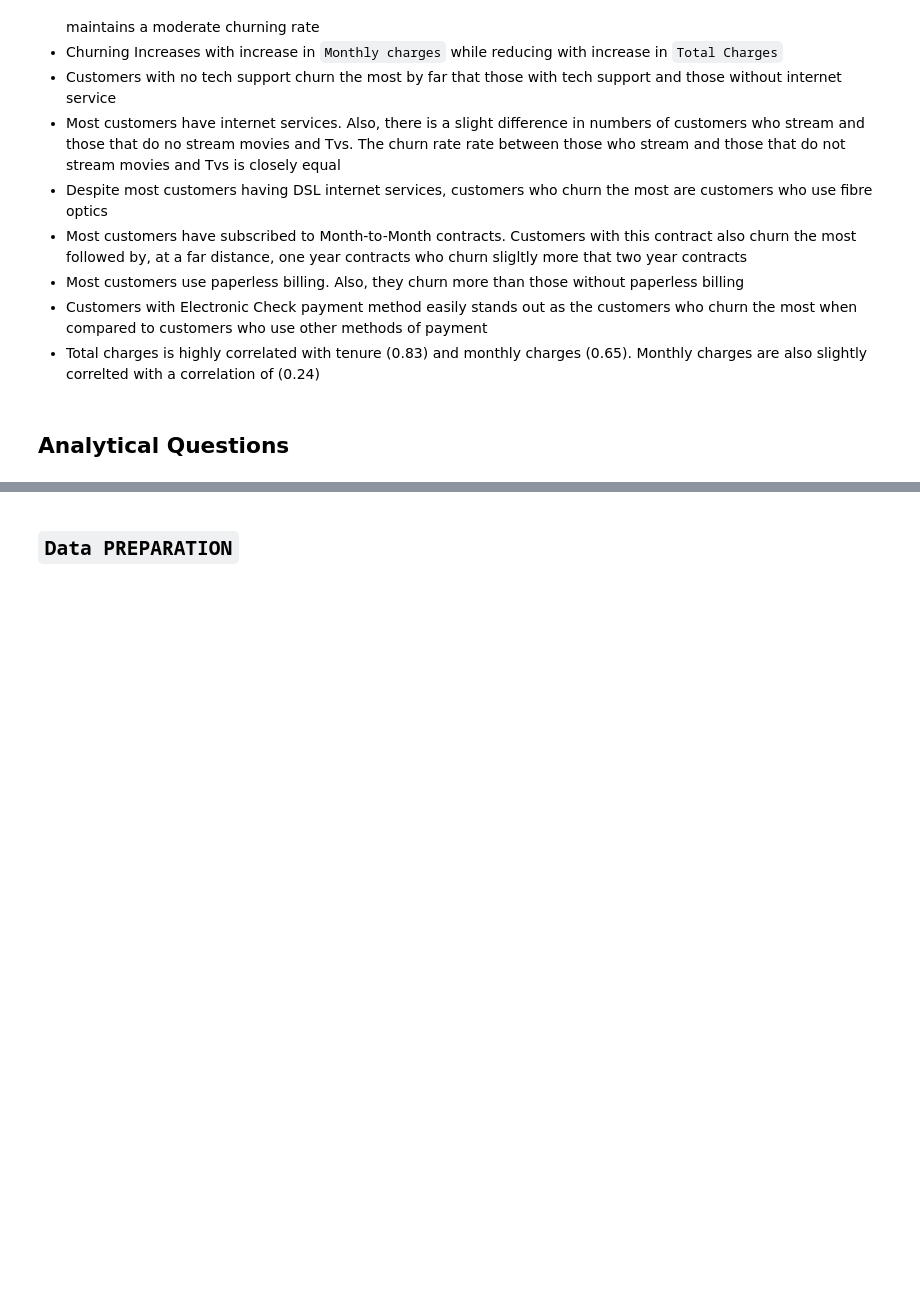
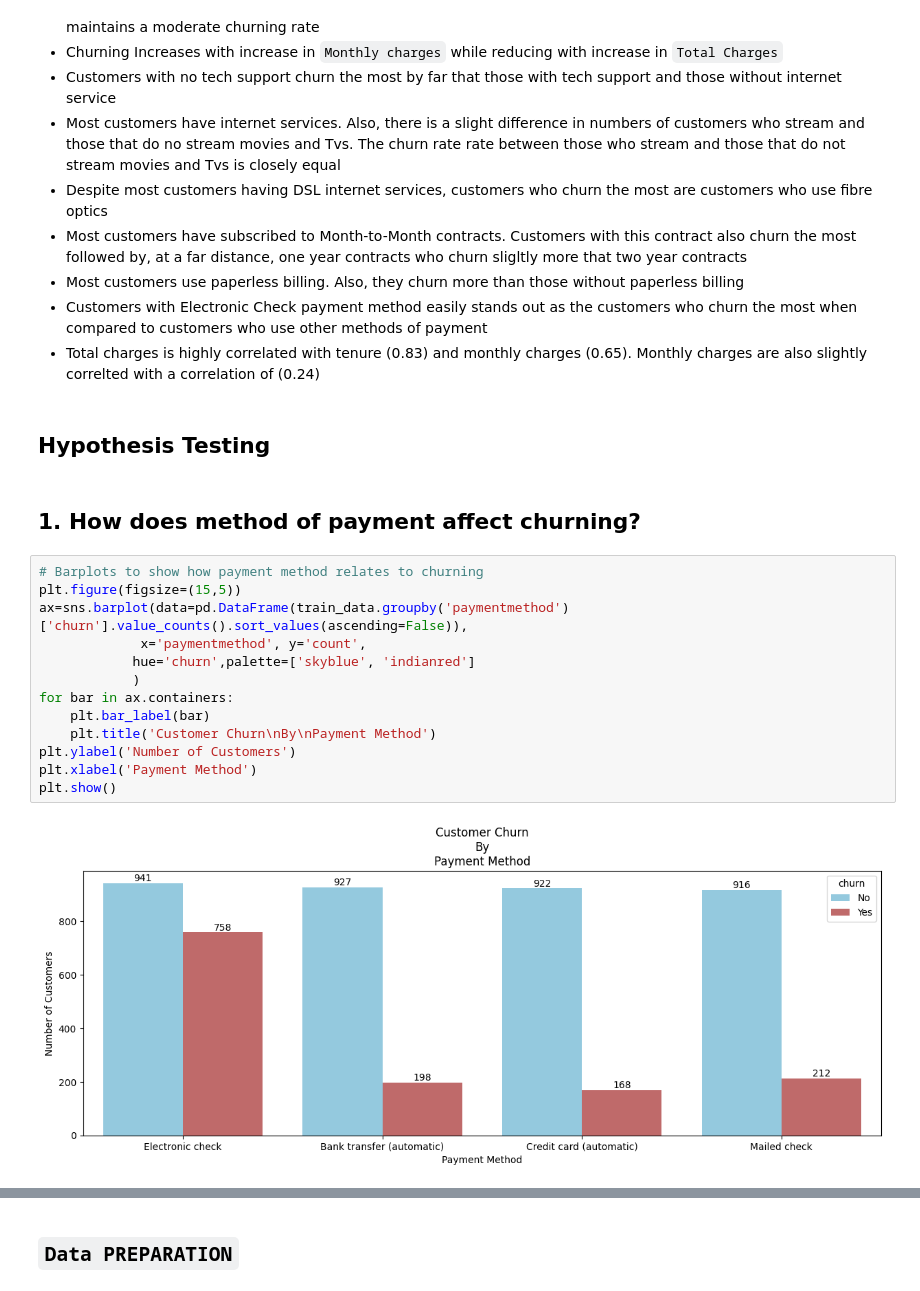
Before and after one commit to murithidenisgitobu/Vodafone_Corporation_Customer_Churn_Prediction, a Jupyter notebook: Customer_Churn_Prediction_Notebook.ipynb, the cells around one changed output, grey strips where cells are left out. Saved outputs shown, nothing was run; the diff lists cells and outputs as text; blank space fills up the shorter version.

```diff
--- a/Customer_Churn_Prediction_Notebook.ipynb
+++ b/Customer_Churn_Prediction_Notebook.ipynb
@@ -510,5 +507,22 @@ plt.show()
 - Most customers use paperless billing. Also, they churn more than those without paperless billing
 - Customers with Electronic Check payment method easily stands out as the customers who churn the most when compared to customers who use other methods of payment
 - Total charges is highly correlated with tenure (0.83) and monthly charges (0.65). Monthly charges are also slightly correlted with a correlation of (0.24)
-# %% [markdown]
-## Analytical Questions
+# %% [markdown]
+## Hypothesis Testing
+# %% [markdown]
+## 1. How does method of payment affect churning?
+# %%
+# Barplots to show how payment method relates to churning
+plt.figure(figsize=(15,5))
+ax=sns.barplot(data=pd.DataFrame(train_data.groupby('paymentmethod')['churn'].value_counts().sort_values(ascending=False)),
+             x='paymentmethod', y='count',
+            hue='churn',palette=['skyblue', 'indianred']
+            )
+for bar in ax.containers:
+    plt.bar_label(bar)
+    plt.title('Customer Churn\nBy\nPayment Method')
+plt.ylabel('Number of Customers')
+plt.xlabel('Payment Method')
+plt.show()
+# %% [output]
+[figure, added]
```
Also changed, not shown: parts of 8 cells of this notebook.
